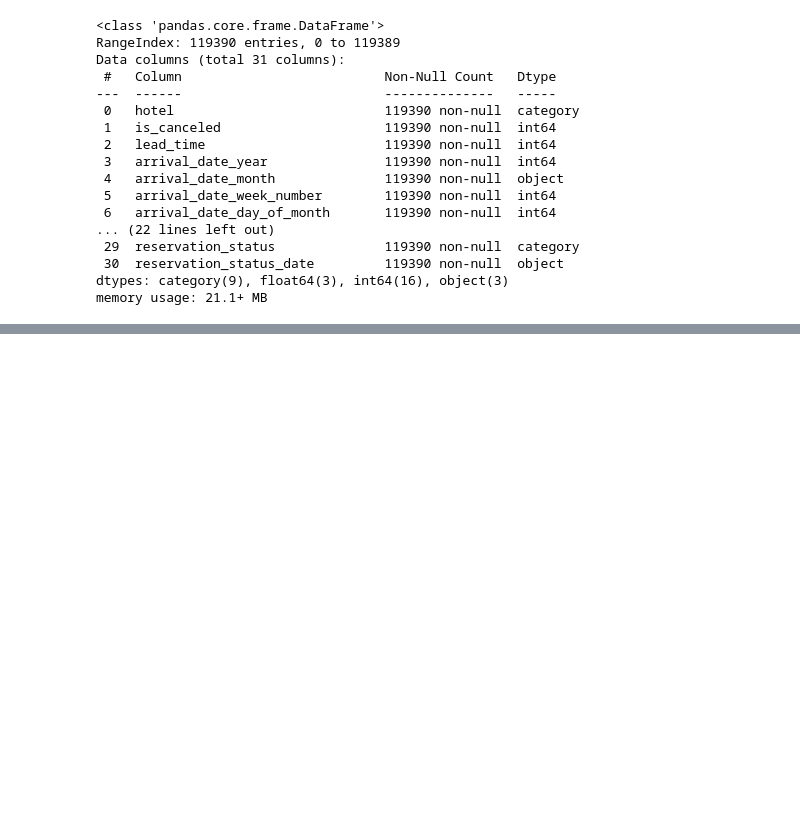
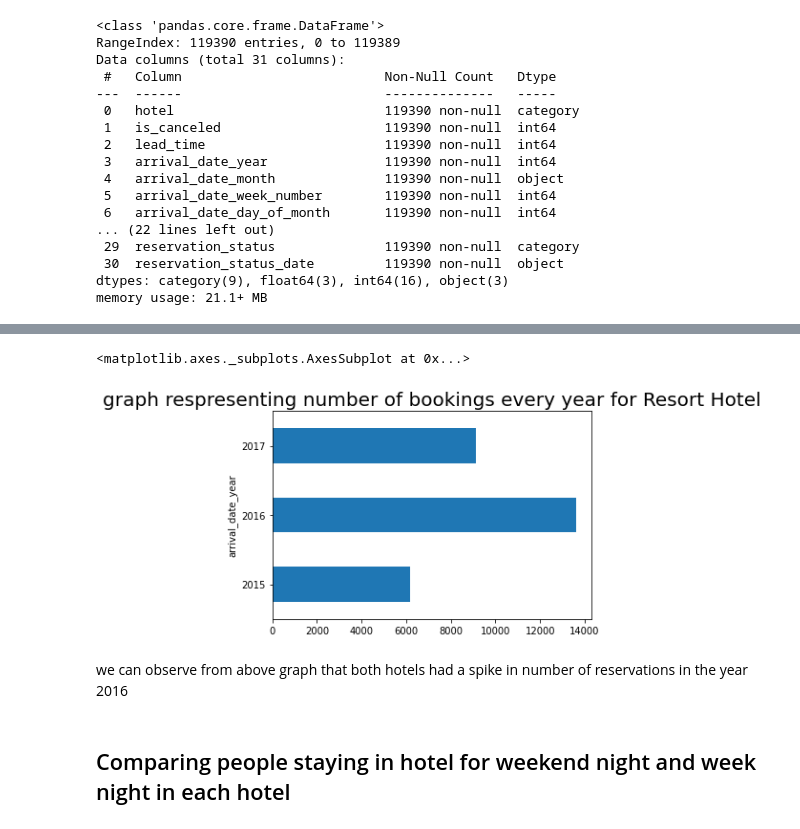
Before and after one commit to vinayvst012/Hotel_Booking---Vinayak-Tigadi, a Jupyter notebook: Hotel_Booking_Analysis_Capstone_Project.ipynb, the cells around one changed output, grey strips where cells are left out. Cells and saved outputs as stored; diff of their text form; code cells hidden in the pictures; blank space fills up the shorter version.

```diff
--- a/Hotel_Booking_Analysis_Capstone_Project.ipynb
+++ b/Hotel_Booking_Analysis_Capstone_Project.ipynb
@@ -274,0 +294,10 @@ memory usage: 21.1+ MB
+# %%
+plt.title('graph respresenting number of bookings every year for Resort Hotel',fontsize=20)
+df[df['is_canceled']==0].groupby(by=['hotel'])['arrival_date_year'].value_counts().sort_index()['Resort Hotel'].plot(kind='barh')
+# %% [output]
+<matplotlib.axes._subplots.AxesSubplot at 0x...>
+[figure, added]
+# %% [markdown]
+we can observe from above graph that both hotels had a spike in number of reservations in the year 2016
+# %% [markdown]
+## Comparing people staying in hotel for weekend night and week night in each hotel
```
Also changed, not shown: parts of 12 cells of this notebook.
